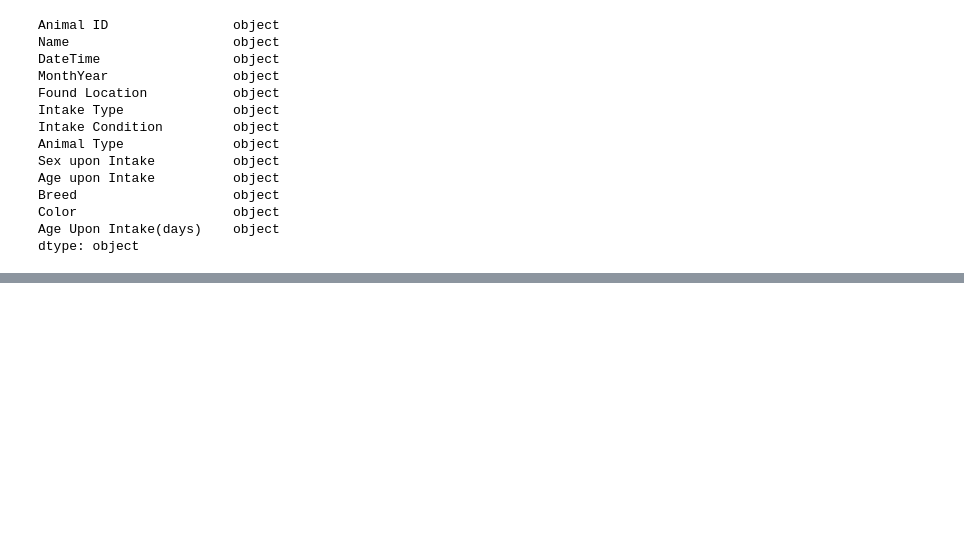
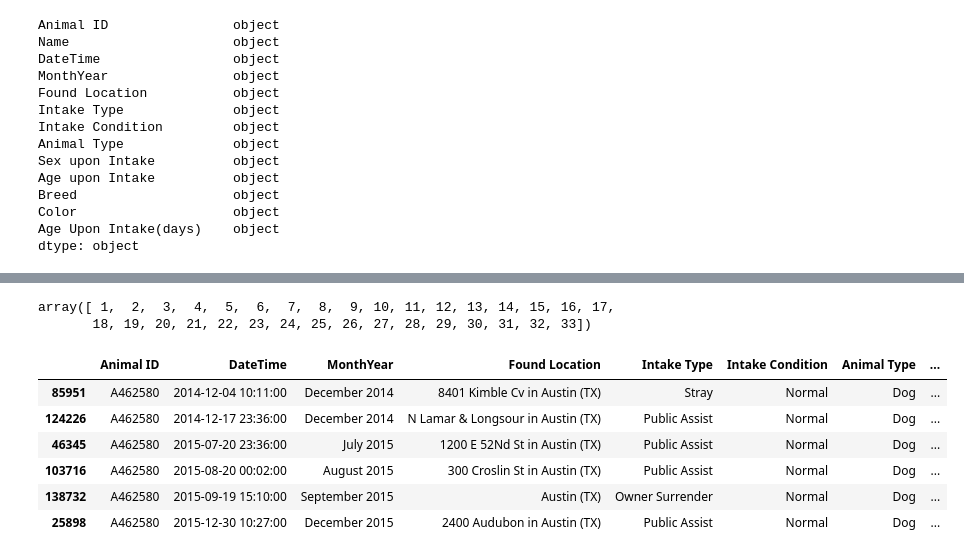
Before and after one commit to CorinneBean/Project_A_Team, a Jupyter notebook: AAC_Files/AAC_Intake_etl_step1.ipynb, the cells around one changed output, grey strips where cells are left out. Cells and saved outputs as stored; diff of their text form; code cells hidden in the pictures; blank space fills up the shorter version.

```diff
--- a/AAC_Files/AAC_Intake_etl_step1.ipynb
+++ b/AAC_Files/AAC_Intake_etl_step1.ipynb
@@ -137,0 +211,5 @@ intake_df.to_csv('AAC_Intake_etl.csv')
+# %%
+# To get the cummulative frequency and the order of intake of the same Animal ID we need to convert the
+# DateTime column from Object type to into Datetime format
+intake_df["DateTime"] = pd.to_datetime(intake_df["DateTime"])
+intake_df.dtypes
@@ -137,0 +236,5 @@ intake_df.to_csv('AAC_Intake_etl.csv')
+# %%
+# Sorting the dataframe based on the Animal ID and DateTime columns
+
+intake_df = intake_df.sort_values(by=['Animal ID','DateTime'], ascending = [True, True])
+intake_df.head(3)
@@ -137,0 +246,5 @@ intake_df.to_csv('AAC_Intake_etl.csv')
+# %%
+# Getting the Unique count of the Intake Frequency to
+
+intake_df['Intake Frequency'] = intake_df.groupby('Animal ID')['Animal ID'].transform('count')
+intake_df['Intake Frequency'].unique()
@@ -137,0 +261,21 @@ intake_df.to_csv('AAC_Intake_etl.csv')
+# %%
+# add incremental value for duplicates Animal ID's but in the order of the day/time they were recieved.
+
+intake_df["Order of Intake"] =intake_df.groupby(['Animal ID'])['Animal ID'].transform('cumcount')+1
+intake_df["Order of Intake"].unique()
+# %% [output]
+array([ 1,  2,  3,  4,  5,  6,  7,  8,  9, 10, 11, 12, 13, 14, 15, 16, 17,
+       18, 19, 20, 21, 22, 23, 24, 25, 26, 27, 28, 29, 30, 31, 32, 33])
+# %%
+
+#Checking for a sample Animal ID = 'A462580' which came 6 times,results are sorted in ascending order of the day/time.
+
+intake_df[intake_df['Animal ID']=='A462580']
+# %% [output]
+|  | Animal ID | DateTime | MonthYear | Found Location | Intake Type | Intake Condition | Animal Type | ... |
+| 85951 | A462580 | 2014-12-04 10:11:00 | December 2014 | 8401 Kimble Cv in Austin (TX) | Stray | Normal | Dog | ... |
+| 124226 | A462580 | 2014-12-17 23:36:00 | December 2014 | N Lamar & Longsour in Austin (TX) | Public Assist | Normal | Dog | ... |
+| 46345 | A462580 | 2015-07-20 23:36:00 | July 2015 | 1200 E 52Nd St in Austin (TX) | Public Assist | Normal | Dog | ... |
+| 103716 | A462580 | 2015-08-20 00:02:00 | August 2015 | 300 Croslin St in Austin (TX) | Public Assist | Normal | Dog | ... |
+| 138732 | A462580 | 2015-09-19 15:10:00 | September 2015 | Austin (TX) | Owner Surrender | Normal | Dog | ... |
+| 25898 | A462580 | 2015-12-30 10:27:00 | December 2015 | 2400 Audubon in Austin (TX) | Public Assist | Normal | Dog | ... |
```
Also changed, not shown: parts of 16 cells of this notebook, 8 other files.
